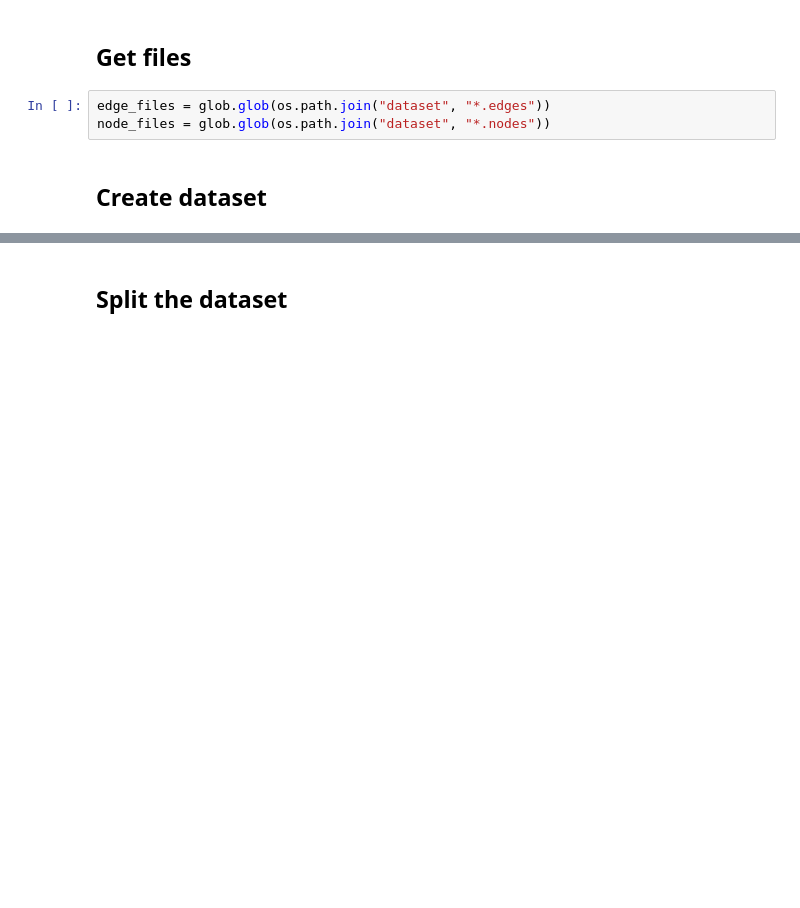
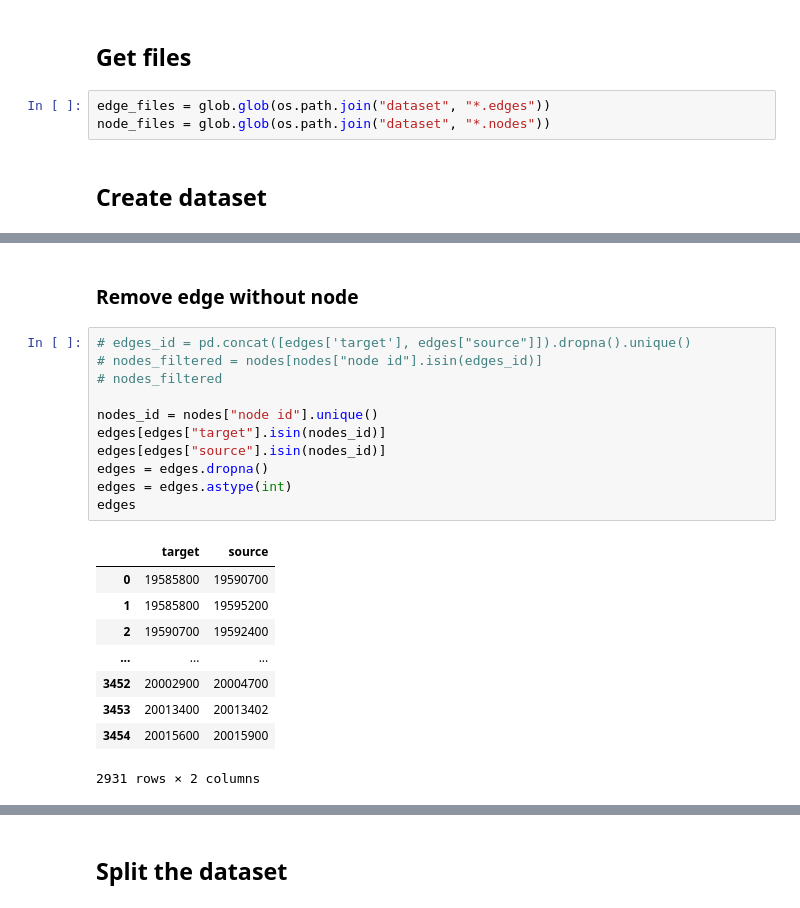
Before and after one commit to clementpickel/DL_Assignements, a Jupyter notebook: Assignement2/Task1.ipynb, the cells around one changed output, grey strips where cells are left out. Saved outputs shown, nothing was run; the diff lists cells and outputs as text; blank space fills up the shorter version.

```diff
--- a/Assignement2/Task1.ipynb
+++ b/Assignement2/Task1.ipynb
@@ -72,0 +142,23 @@ print(nodes)
+# %% [markdown]
+### Remove edge without node
+# %%
+# edges_id = pd.concat([edges['target'], edges["source"]]).dropna().unique()
+# nodes_filtered = nodes[nodes["node id"].isin(edges_id)]
+# nodes_filtered
+
+nodes_id = nodes["node id"].unique()
+edges[edges["target"].isin(nodes_id)]
+edges[edges["source"].isin(nodes_id)]
+edges = edges.dropna()
+edges = edges.astype(int)
+edges
+# %% [output]
+|  | target | source |
+| 0 | 19585800 | 19590700 |
+| 1 | 19585800 | 19595200 |
+| 2 | 19590700 | 19592400 |
+| ... | ... | ... |
+| 3452 | 20002900 | 20004700 |
+| 3453 | 20013400 | 20013402 |
+| 3454 | 20015600 | 20015900 |
+2931 rows × 2 columns
```
Also changed, not shown: parts of 14 cells of this notebook.
